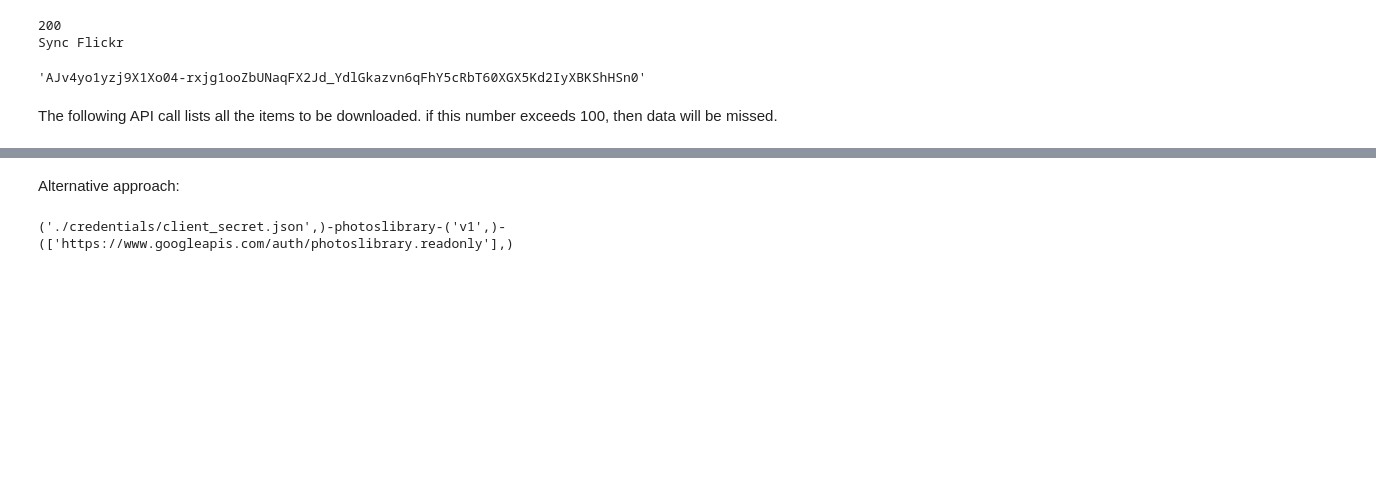
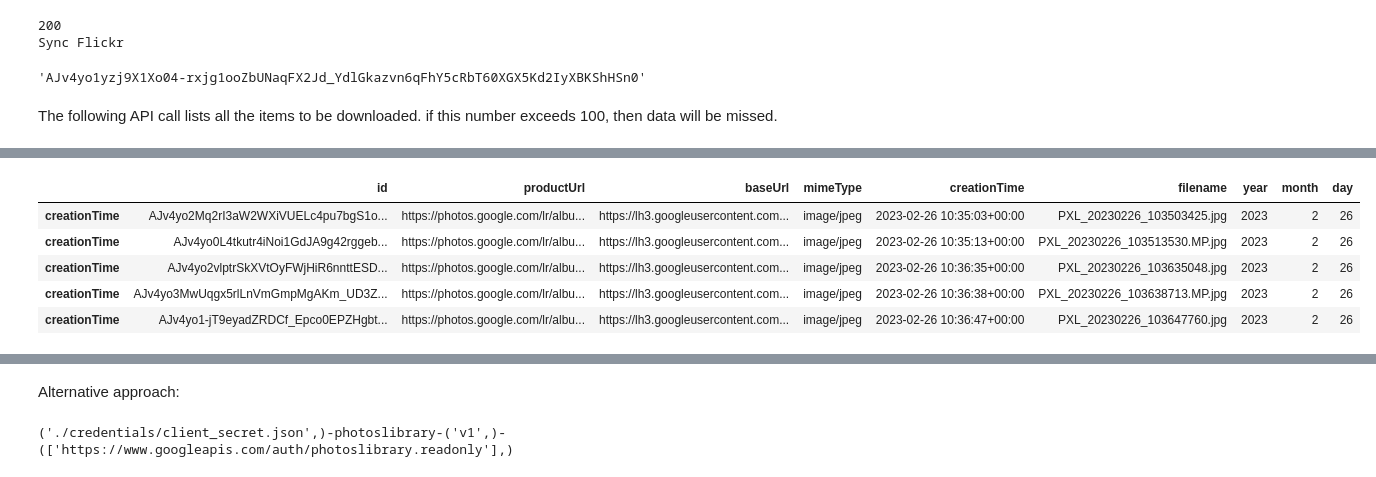
Before and after one commit to brunoruns/photo_syncing, a Jupyter notebook: google-photos-api/google_api_test.ipynb, the cells around one changed output, grey strips where cells are left out. Cells and saved outputs as stored; diff of their text form; code cells hidden in the pictures; blank space fills up the shorter version.

```diff
--- a/google-photos-api/google_api_test.ipynb
+++ b/google-photos-api/google_api_test.ipynb
@@ -43,8 +43,8 @@ class GooglePhotosApi:
         # if there is no pickle file with stored credentials, create one using google_auth_oauthlib.flow
         if not self.cred or not self.cred.valid:
             # quickfix to reset authentication
-            #if self.cred and self.cred.expired and self.cred.refresh_token:
-            if False:
+            if self.cred and self.cred.expired and self.cred.refresh_token:
+            #if False:
                 self.cred.refresh(Request())
             else:
                 flow = InstalledAppFlow.from_client_secrets_file(self.client_secret_file, self.scopes)
@@ -95,21 +93,12 @@ The following API call lists all the items to be downloaded. if this number exce
 import json
 import requests
 
-def get_response_from_medium_api(year, month, day, album_id=None):
+def get_response_from_medium_api(year, month, day, album_id=None, page_token=None):
     url = 'https://photoslibrary.googleapis.com/v1/mediaItems:search'
 
     payload = {
-                "filters": {
-                  "dateFilter": {
-                    "dates": [
-                      {
-                        "day": day,
-                        "month": month,
-                        "year": year
-                      }
-                    ]
-                  }
-                }
+                "albumId": album_id,
+                "pageToken": page_token
               }
     headers = {
         'content-type': 'application/json',
@@ -178,3 +192,15 @@ list_of_media_items(2023, 2, 1, album_id, media_items_df)
+# %%
+from datetime import date, datetime, tzinfo
+import pytz
+items_df_filter = items_list_df[ (items_list_df['creationTime'] >= datetime(2023,2,26, tzinfo=pytz.utc)) ]
+items_df_filter.head()
+# %% [output]
+|  | id | productUrl | baseUrl | mimeType | creationTime | filename | year | month | day |
+| creationTime | AJv4yo2Mq2rI3aW2WXiVUELc4pu7bgS1o... | https://photos.google.com/lr/albu... | https://lh3.googleusercontent.com... | image/jpeg | 2023-02-26 10:35:03+00:00 | PXL_20230226_103503425.jpg | 2023 | 2 | 26 |
+| creationTime | AJv4yo0L4tkutr4iNoi1GdJA9g42rggeb... | https://photos.google.com/lr/albu... | https://lh3.googleusercontent.com... | image/jpeg | 2023-02-26 10:35:13+00:00 | PXL_20230226_103513530.MP.jpg | 2023 | 2 | 26 |
+| creationTime | AJv4yo2vlptrSkXVtOyFWjHiR6nnttESD... | https://photos.google.com/lr/albu... | https://lh3.googleusercontent.com... | image/jpeg | 2023-02-26 10:36:35+00:00 | PXL_20230226_103635048.jpg | 2023 | 2 | 26 |
+| creationTime | AJv4yo3MwUqgx5rlLnVmGmpMgAKm_UD3Z... | https://photos.google.com/lr/albu... | https://lh3.googleusercontent.com... | image/jpeg | 2023-02-26 10:36:38+00:00 | PXL_20230226_103638713.MP.jpg | 2023 | 2 | 26 |
+| creationTime | AJv4yo1-jT9eyadZRDCf_Epco0EPZHgbt... | https://photos.google.com/lr/albu... | https://lh3.googleusercontent.com... | image/jpeg | 2023-02-26 10:36:47+00:00 | PXL_20230226_103647760.jpg | 2023 | 2 | 26 |
 # %%
 # getting data for a a specific date up to now
 import pandas as pd
```
Also changed, not shown: parts of 3 cells of this notebook.
